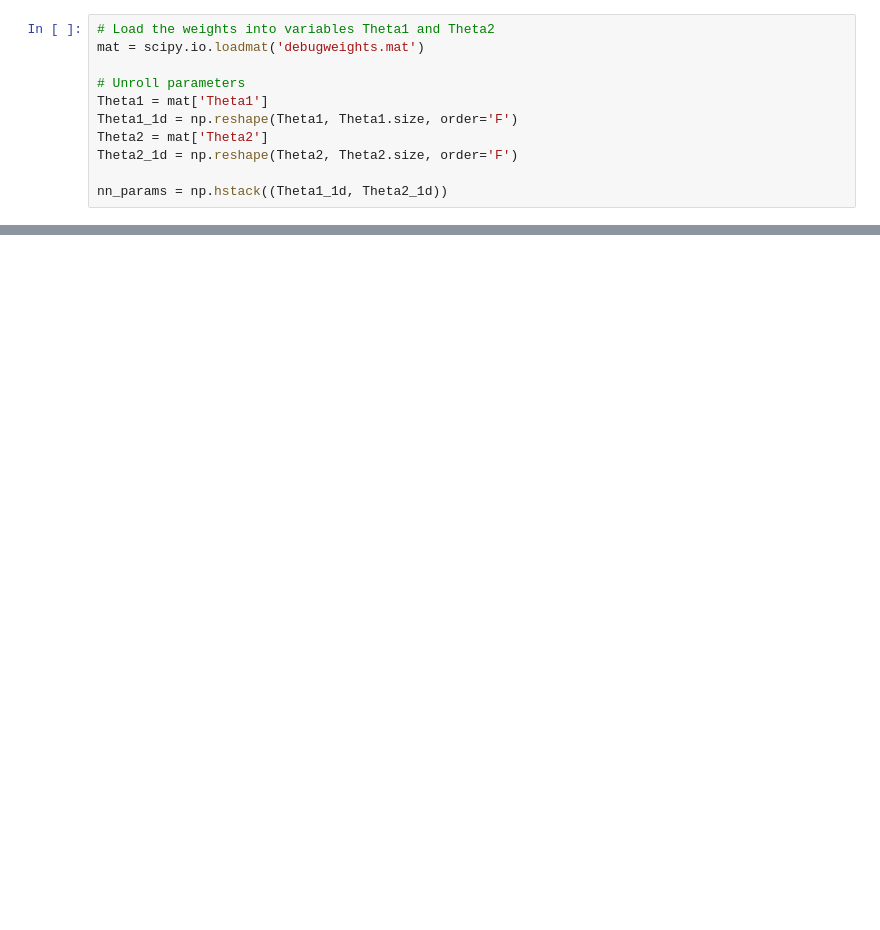
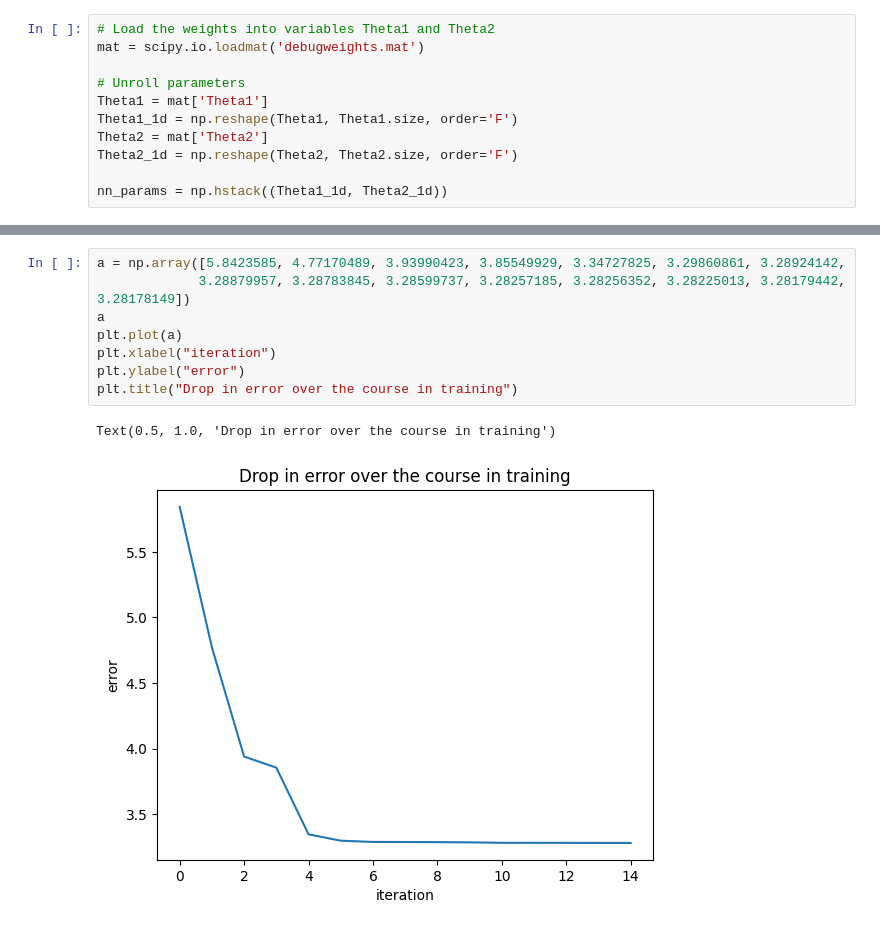
Before and after one commit to diamenciarz/Digits_Obviously, a Jupyter notebook: test2.ipynb, the cells around one changed output, grey strips where cells are left out. Cells and saved outputs as stored; diff of their text form; blank space fills up the shorter version.

```diff
--- a/test2.ipynb
+++ b/test2.ipynb
@@ -89,0 +311,11 @@ np.dot(y, )
+# %%
+a = np.array([5.8423585, 4.77170489, 3.93990423, 3.85549929, 3.34727825, 3.29860861, 3.28924142,
+             3.28879957, 3.28783845, 3.28599737, 3.28257185, 3.28256352, 3.28225013, 3.28179442, 3.28178149])
+a
+plt.plot(a)
+plt.xlabel("iteration")
+plt.ylabel("error")
+plt.title("Drop in error over the course in training")
+# %% [output]
+Text(0.5, 1.0, 'Drop in error over the course in training')
+[figure, added]
```
Also changed, not shown: parts of 12 cells of this notebook, 6 other files.
